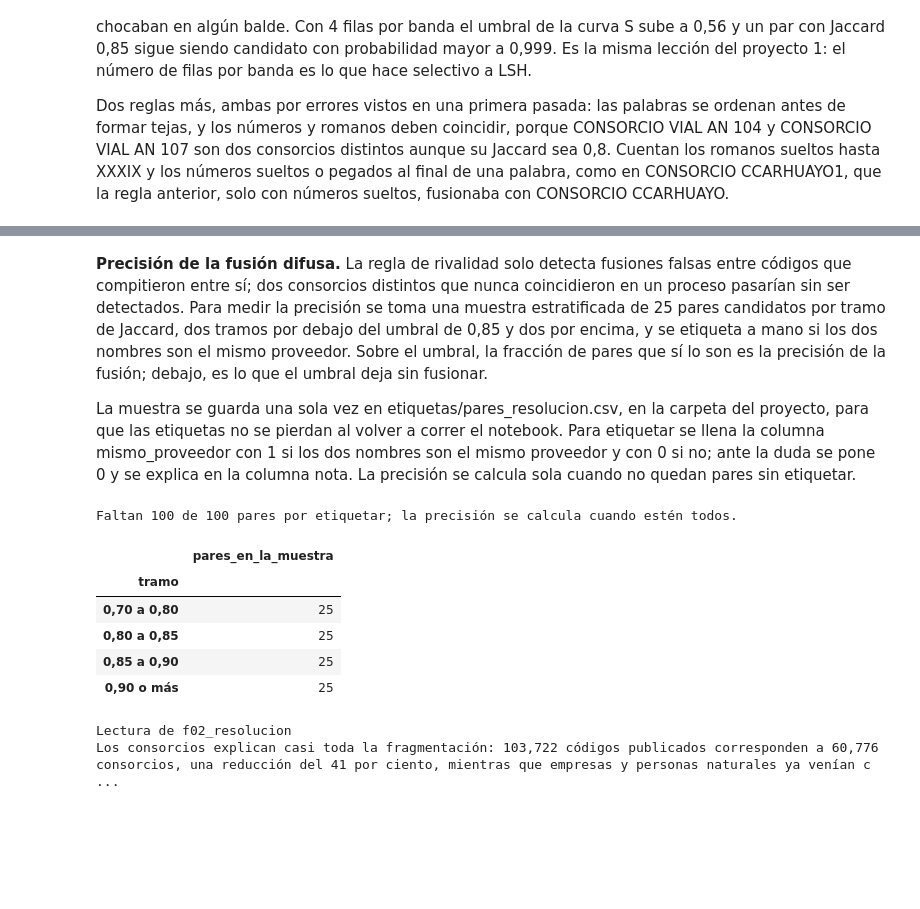
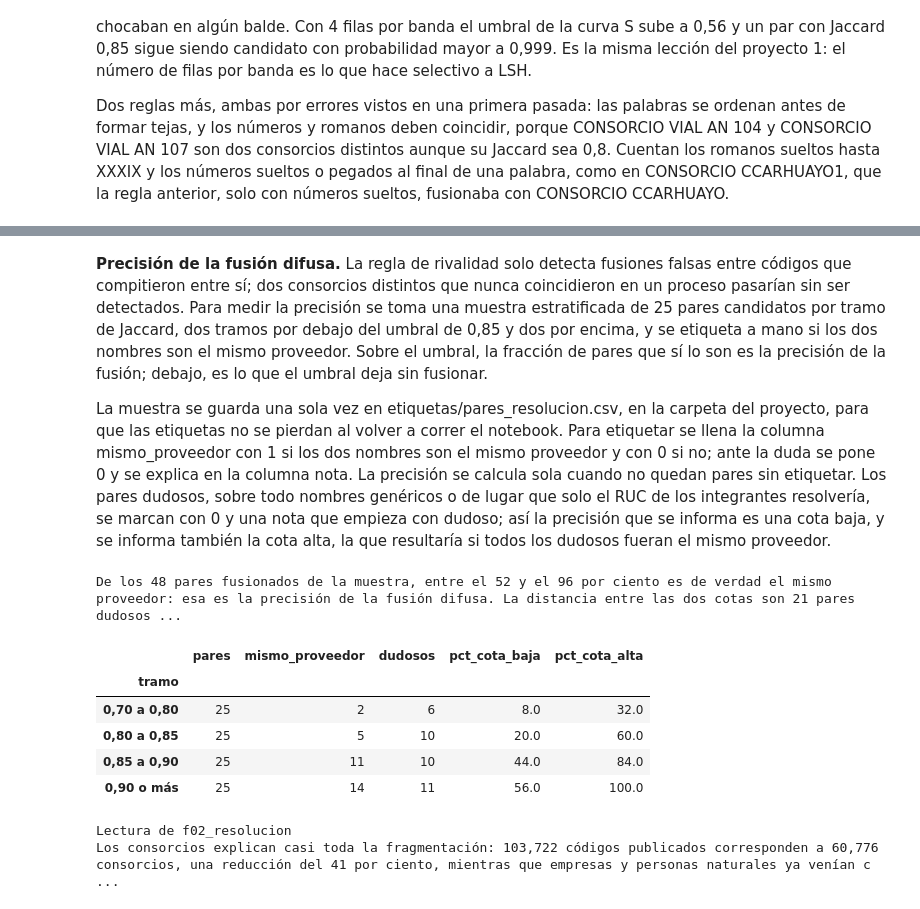
Before and after one commit to ricardoamiel/Open-recruitment-in-Peru---DataMining, a Jupyter notebook: Proyecto parte 2/notebooks/1_base_relacional.ipynb, the cells around one changed output, grey strips where cells are left out. Cells and saved outputs as stored; diff of their text form; code cells hidden in the pictures; blank space fills up the shorter version.

Commit message:
Precisión de la resolución de entidades

```diff
--- a/Proyecto parte 2/notebooks/1_base_relacional.ipynb
+++ b/Proyecto parte 2/notebooks/1_base_relacional.ipynb
@@ -260,45 +263,54 @@ MinHash y LSH sobre nombres sin RUC: 36.92 s
 # %% [markdown]
 **Precisión de la fusión difusa.** La regla de rivalidad solo detecta fusiones falsas entre códigos que compitieron entre sí; dos consorcios distintos que nunca coincidieron en un proceso pasarían sin ser detectados. Para medir la precisión se toma una muestra estratificada de 25 pares candidatos por tramo de Jaccard, dos tramos por debajo del umbral de 0,85 y dos por encima, y se etiqueta a mano si los dos nombres son el mismo proveedor. Sobre el umbral, la fracción de pares que sí lo son es la precisión de la fusión; debajo, es lo que el umbral deja sin fusionar.
 
-La muestra se guarda una sola vez en etiquetas/pares_resolucion.csv, en la carpeta del proyecto, para que las etiquetas no se pierdan al volver a correr el notebook. Para etiquetar se llena la columna mismo_proveedor con 1 si los dos nombres son el mismo proveedor y con 0 si no; ante la duda se pone 0 y se explica en la columna nota. La precisión se calcula sola cuando no quedan pares sin etiquetar.
+La muestra se guarda una sola vez en etiquetas/pares_resolucion.csv, en la carpeta del proyecto, para que las etiquetas no se pierdan al volver a correr el notebook. Para etiquetar se llena la columna mismo_proveedor con 1 si los dos nombres son el mismo proveedor y con 0 si no; ante la duda se pone 0 y se explica en la columna nota. La precisión se calcula sola cuando no quedan pares sin etiquetar. Los pares dudosos, sobre todo nombres genéricos o de lugar que solo el RUC de los integrantes resolvería, se marcan con 0 y una nota que empieza con dudoso; así la precisión que se informa es una cota baja, y se informa también la cota alta, la que resultaría si todos los dudosos fueran el mismo proveedor.
 # %%
 ETIQUETAS = RAIZ / "etiquetas" / "pares_resolucion.csv"
 if not ETIQUETAS.exists():
     candidatos = pares.filter("jaccard >= 0.70").select("a", "b", "nombre_a", "nombre_b", "jaccard").toPandas()
     candidatos["tramo"] = pd.cut(candidatos.jaccard, [.70, .80, .85, .90, 1.0001], right=False,
                                  labels=["0,70 a 0,80", "0,80 a 0,85", "0,85 a 0,90", "0,90 o más"])
     muestra = candidatos.sample(frac=1, random_state=7).groupby("tramo", observed=True).head(25).sort_values("jaccard")
     muestra = muestra.assign(jaccard=muestra.jaccard.round(3), fusionado=muestra.jaccard >= .85,
                              mismo_proveedor=None, nota=None)
     ETIQUETAS.parent.mkdir(exist_ok=True)
     muestra[["tramo", "jaccard", "fusionado", "nombre_a", "nombre_b", "a", "b", "mismo_proveedor", "nota"]
             ].to_csv(ETIQUETAS, index=False)
     print(f"Muestra de {len(muestra)} pares guardada en {ETIQUETAS.relative_to(RAIZ)}.")
 
 etiquetas = pd.read_csv(ETIQUETAS)
 faltan = int(etiquetas.mismo_proveedor.isna().sum())
 if faltan:
     print(f"Faltan {faltan} de {len(etiquetas)} pares por etiquetar; la precisión se calcula cuando estén todos.")
     resumen_et = etiquetas.groupby("tramo").size().rename("pares_en_la_muestra").to_frame()
 else:
-    resumen_et = etiquetas.groupby("tramo").agg(pares=("mismo_proveedor", "size"),
-                                                mismo_proveedor=("mismo_proveedor", "sum"))
-    resumen_et["pct_mismo_proveedor"] = (100 * resumen_et.mismo_proveedor / resumen_et.pares).round(1)
-    exportar(resumen_et.reset_index(), "p1_precision_resolucion", "Fraccion de pares que son el mismo proveedor, por tramo de Jaccard")
-    precision = etiquetas[etiquetas.fusionado].mismo_proveedor.mean()
-    omitidos = etiquetas[~etiquetas.fusionado].mismo_proveedor.mean()
-    print(f"De los pares fusionados de la muestra, el {100*precision:.0f} por ciento es de verdad el mismo "
-          f"proveedor: esa es la precisión de la fusión difusa. Entre los pares que el umbral deja sin "
-          f"fusionar, el {100*omitidos:.0f} por ciento también lo era, y es lo que se pierde por ser prudente.")
+    # Los pares dudosos llevan 0 y una nota que empieza con dudoso: la precisión con 0 es la cota baja,
+    # y la que tomaría a todos los dudosos como el mismo proveedor es la cota alta.
+    etiquetas["dudoso"] = etiquetas.nota.fillna("").str.startswith("dudoso").astype(int)
+    etiquetas["si_dudosos_iguales"] = etiquetas[["mismo_proveedor", "dudoso"]].max(axis=1)
+    resumen_et = etiquetas.groupby("tramo", sort=False).agg(pares=("mismo_proveedor", "size"),
+                                                            mismo_proveedor=("mismo_proveedor", "sum"),
+                                                            dudosos=("dudoso", "sum"))
+    resumen_et["pct_cota_baja"] = (100 * resumen_et.mismo_proveedor / resumen_et.pares).round(1)
+    resumen_et["pct_cota_alta"] = (100 * (resumen_et.mismo_proveedor + resumen_et.dudosos) / resumen_et.pares).round(1)
+    exportar(resumen_et.reset_index(), "p1_precision_resolucion",
+             "Fraccion de pares que son el mismo proveedor por tramo de Jaccard, con cota baja y alta por los pares dudosos")
+    fus, nofus = etiquetas[etiquetas.fusionado], etiquetas[~etiquetas.fusionado]
+    print(f"De los {len(fus)} pares fusionados de la muestra, entre el {100*fus.mismo_proveedor.mean():.0f} y el "
+          f"{100*fus.si_dudosos_iguales.mean():.0f} por ciento es de verdad el mismo proveedor: esa es la precisión de la "
+          f"fusión difusa. La distancia entre las dos cotas son {int(fus.dudoso.sum())} pares dudosos, casi todos nombres "
+          f"genéricos o de lugar que solo el RUC de los integrantes resolvería. Entre los {len(nofus)} pares que el umbral deja "
+          f"sin fusionar, entre el {100*nofus.mismo_proveedor.mean():.0f} y el {100*nofus.si_dudosos_iguales.mean():.0f} por "
+          f"ciento también lo era: es lo que se pierde por ser prudente.")
 resumen_et
 # %% [output]
-Faltan 100 de 100 pares por etiquetar; la precisión se calcula cuando estén todos.
+De los 48 pares fusionados de la muestra, entre el 52 y el 96 por ciento es de verdad el mismo proveedor: esa es la precisión de la fusión difusa. La distancia entre las dos cotas son 21 pares dudosos ...
-|  | pares_en_la_muestra |
-| tramo |  |
-| 0,70 a 0,80 | 25 |
-| 0,80 a 0,85 | 25 |
-| 0,85 a 0,90 | 25 |
-| 0,90 o más | 25 |
+|  | pares | mismo_proveedor | dudosos | pct_cota_baja | pct_cota_alta |
+| tramo |  |  |  |  |  |
+| 0,70 a 0,80 | 25 | 2 | 6 | 8.0 | 32.0 |
+| 0,80 a 0,85 | 25 | 5 | 10 | 20.0 | 60.0 |
+| 0,85 a 0,90 | 25 | 11 | 10 | 44.0 | 84.0 |
+| 0,90 o más | 25 | 14 | 11 | 56.0 | 100.0 |
 # %%
 # Nombre canonico: el mas frecuente entre los registros de la clave final.
 orden = Window.partitionBy("clave").orderBy(F.col("n").desc(), "proveedor_nombre")
```
Also changed, not shown: parts of 8 cells of this notebook, 22 other files.
